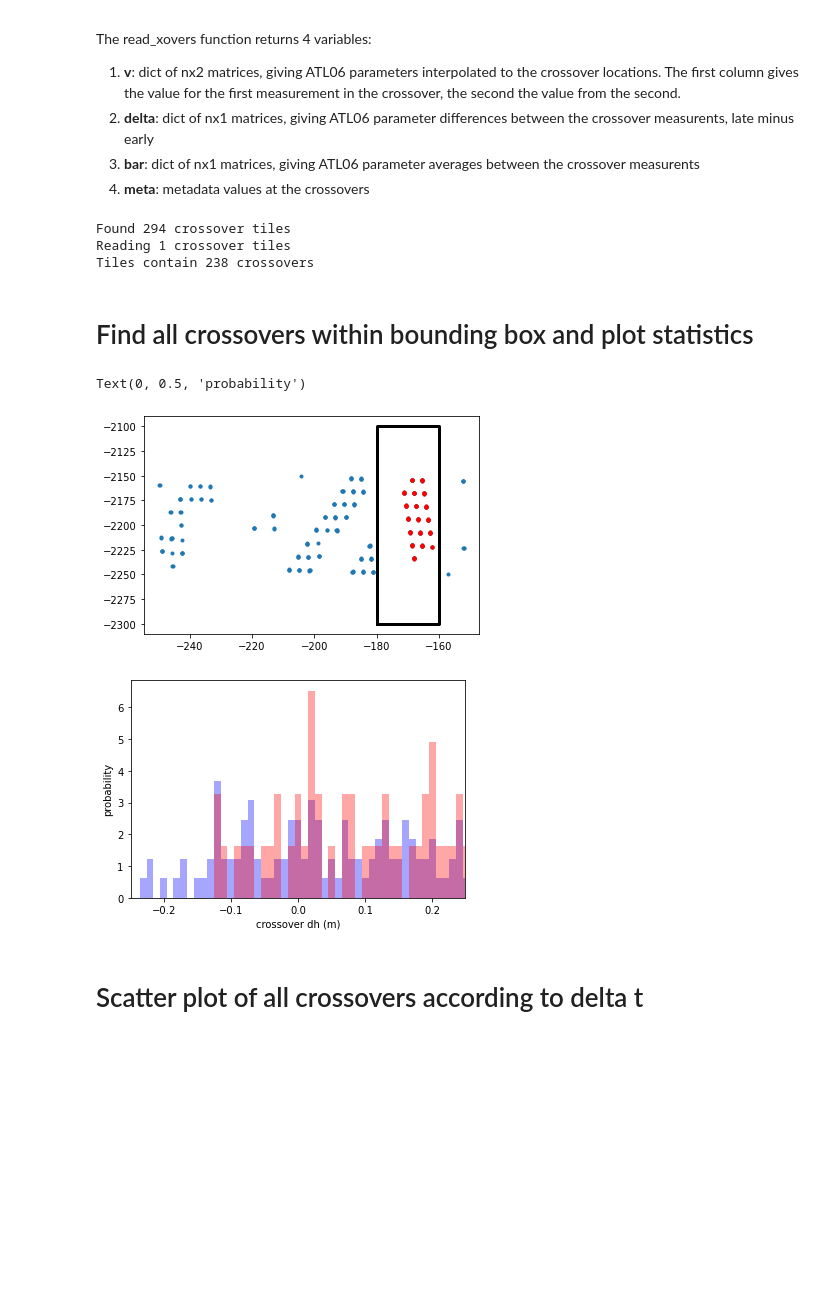
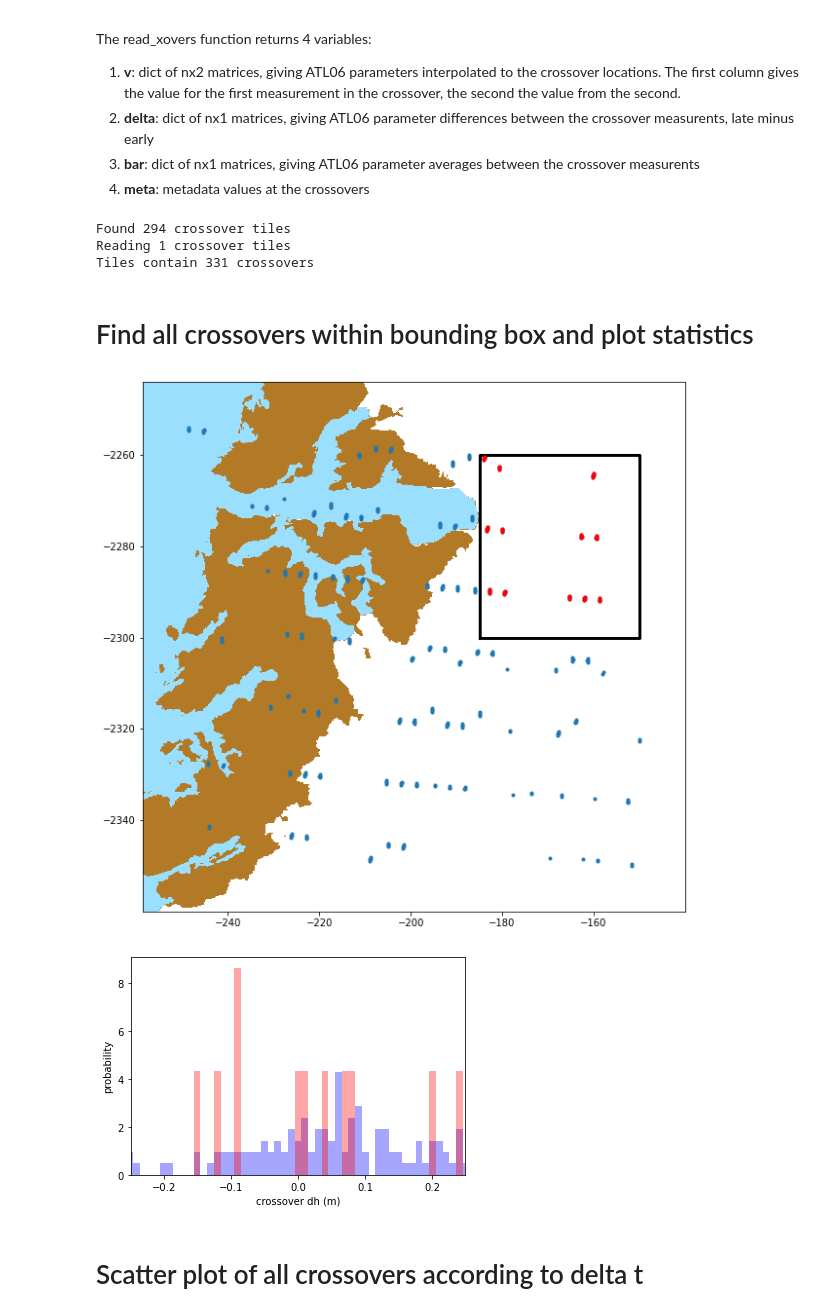
Before and after one commit to dfelikson/ICESat-2-utilities, a Jupyter notebook: xovers_read_example.ipynb, the cells around one changed output. Cells and saved outputs as stored; diff of their text form; code cells hidden in the pictures; blank space fills up the shorter version.

Commit message:
added code to plot mask from BedMachine (if available) underneath data

```diff
--- a/xovers_read_example.ipynb
+++ b/xovers_read_example.ipynb
@@ -18,3 +26,20 @@ from read_xovers import read_xovers
+# %%
+bedmachine_ncfile = '/home/dfelikso/Data/GreenlandBed/MCbed/BedMachineGreenland-2017-09-20/BedMachineGreenland-2017-09-20.nc'
+if os.path.isfile(bedmachine_ncfile):
+    ds = Dataset(bedmachine_ncfile, 'r')
+    x_mask = ds['x'][:]
+    y_mask = ds['y'][:]
+    mask = ds['mask'][:,:]
+    extent_mask = np.array([x_mask[ 0] - (x_mask[1]-x_mask[0])/2, x_mask[-1] + (x_mask[1]-x_mask[0])/2, \
+                            y_mask[-1] + (y_mask[1]-y_mask[0])/2, y_mask[ 0] - (y_mask[1]-y_mask[0])/2])
+    ds.close()
+
+    # BedMachine colormap
+    cmap_mask = colors.ListedColormap(['#9bdfff', '#b27926', 'white', 'white', '#9bdfff'])
+    boundaries_mask = [0, 1, 2, 3, 4]
+    norm_mask = colors.BoundaryNorm(boundaries_mask, cmap_mask.N, clip=True)
+else:
+    mask = None
 # %% [markdown]
 # Read in the crossovers
 
@@ -29,46 +54,49 @@ The read_xovers function returns 4 variables:
 # Specify the directory where crossovers are located
 xover_dir = '/att/nobackup/dfelikso/ATL06_xo/Arctic/r005/c10'
 
-v, delta, bar, meta = read_xovers(xover_dir, wildcard='E-200000_N-2200000', \
+v, delta, bar, meta = read_xovers(xover_dir, wildcard='E-200000_N-2300000', \
                                   delta_t_min=0, delta_t_max=np.inf, verbose=True)
 meta['slope_mag']=np.abs(meta['slope_x']+1j*meta['slope_y'])
 # %% [output]
 Found 294 crossover tiles
 Reading 1 crossover tiles
-Tiles contain 238 crossovers
+Tiles contain 331 crossovers
 # %% [markdown]
 # Find all crossovers within bounding box and plot statistics
 # %%
 # Specify x/y bounds
-x_min = -180000
-x_max = -160000
+x_min = -185000
+x_max = -150000
 y_min = -2300000
-y_max = -2100000
+y_max = -2260000
 
 # Select the crossovers
 idx = np.logical_and( \
                np.logical_and( bar['x'] > x_min, bar['x'] < x_max ), \
                np.logical_and( bar['y'] > y_min, bar['y'] < y_max ) )
 
 # Map
-fig, ax = plt.subplots(1,1)
+fig, ax = plt.subplots(1,1,figsize=(20,10))
+if mask is not None:
+    ax.imshow(mask, extent=extent_mask/1000., cmap=cmap_mask)
 ax.plot(bar['x']/1000., bar['y']/1000., '.')
 ax.plot(np.array([x_min, x_min, x_max, x_max, x_min])/1000., np.array([y_min, y_max, y_max, y_min, y_min])/1000., 'k-', linewidth=3)
 ax.plot(bar['x'][idx]/1000., bar['y'][idx]/1000., 'r.')
+ax.set_xlim(np.min(bar['x']-10000)/1000,np.max(bar['x']+10000)/1000)
+ax.set_ylim(np.min(bar['y']-10000)/1000,np.max(bar['y']+10000)/1000)
 
 # Histogram
 bins = np.linspace(-1, 1, 200)
 
 fig, ax = plt.subplots(1,1)
 ax.hist(delta['h_li'], bins=bins, density=True, fc=(0, 0, 1, 0.35))
 ax.hist(delta['h_li'][idx], bins=bins, density=True, fc=(1, 0, 0, 0.35))
 ax.set_xlim(-0.25, +0.25)
 ax.set_xlabel('crossover dh (m)')
-ax.set_ylabel('probability')
+_ = ax.set_ylabel('probability')
 # %% [output]
-Text(0, 0.5, 'probability')
-[figure, old version]
+[figure, new version]
-[figure, old version]
+[figure, new version]
 # %% [markdown]
 # Scatter plot of all crossovers according to delta t
 # %%
```
Also changed, not shown: parts of 4 cells of this notebook.
